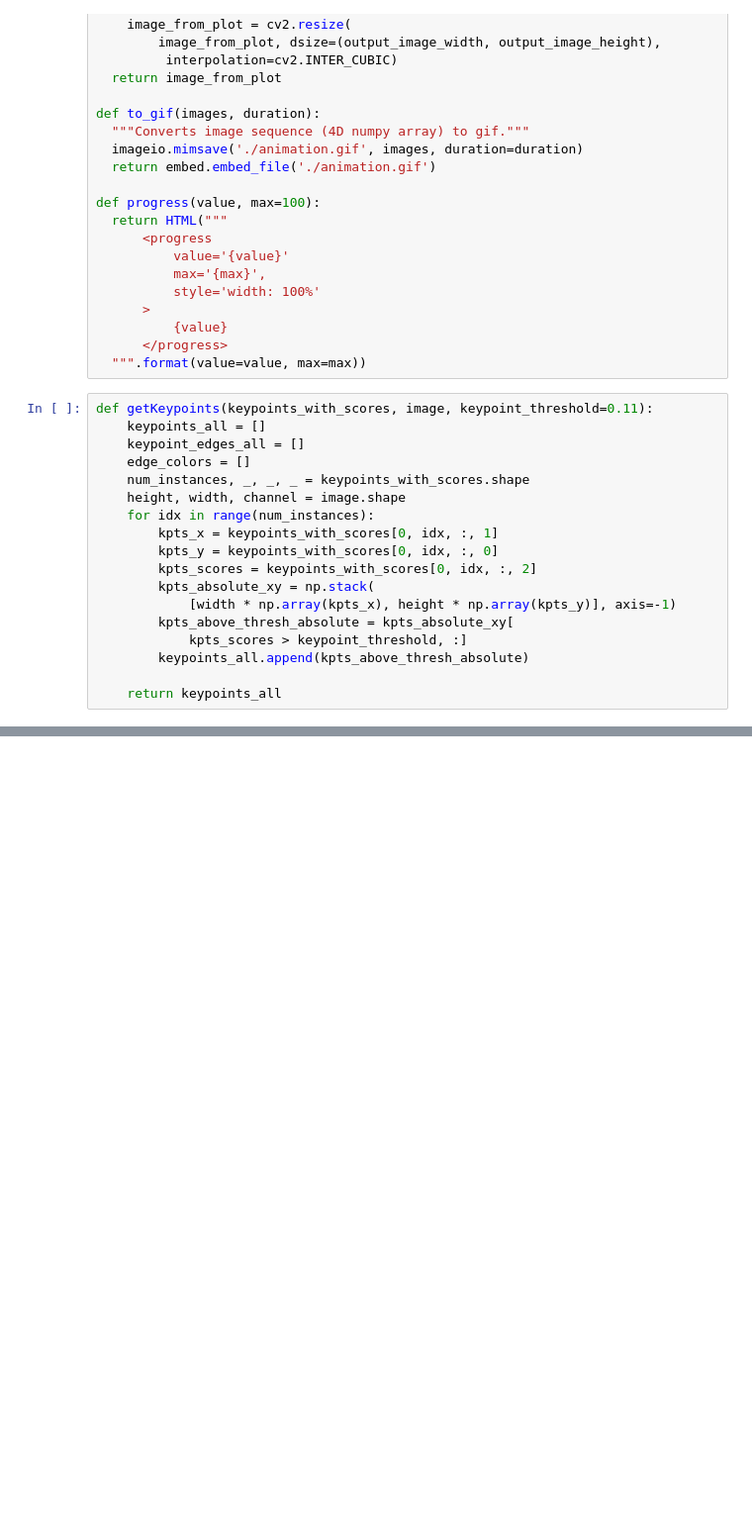
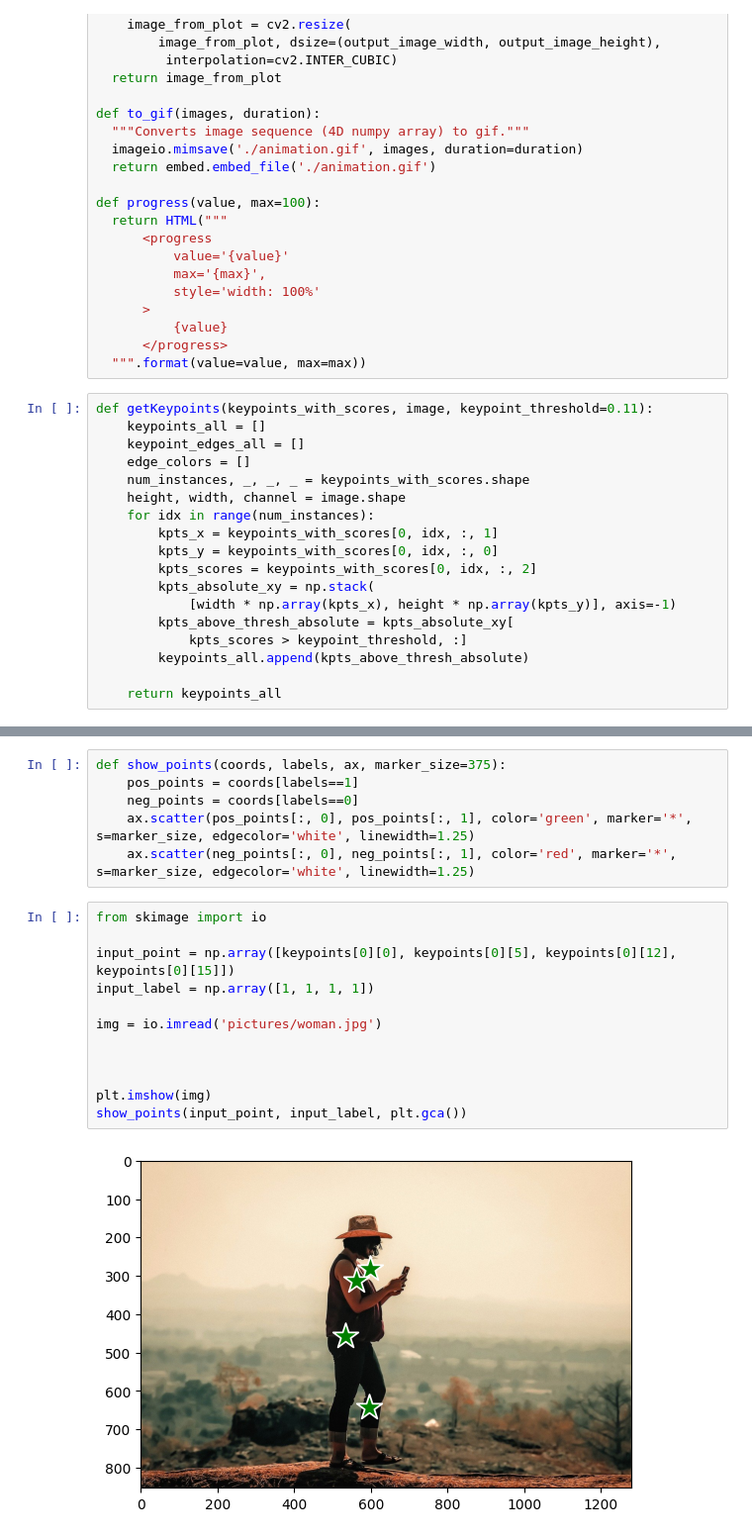
Before and after one commit to uol-mediaprocessing-2023-2024-classroom/project-line-art, a Jupyter notebook: dokumentary/ResearchPointsTensorflow.ipynb, the cells around one changed output, grey strips where cells are left out. Shown at 99% size. Cells and saved outputs as stored; diff of their text form; blank space fills up the shorter version.

```diff
--- a/dokumentary/ResearchPointsTensorflow.ipynb
+++ b/dokumentary/ResearchPointsTensorflow.ipynb
@@ -343,0 +349,20 @@ _ = plt.axis('off')
+# %%
+def show_points(coords, labels, ax, marker_size=375):
+    pos_points = coords[labels==1]
+    neg_points = coords[labels==0]
+    ax.scatter(pos_points[:, 0], pos_points[:, 1], color='green', marker='*', s=marker_size, edgecolor='white', linewidth=1.25)
+    ax.scatter(neg_points[:, 0], neg_points[:, 1], color='red', marker='*', s=marker_size, edgecolor='white', linewidth=1.25)
+# %%
+from skimage import io
+
+input_point = np.array([keypoints[0][0], keypoints[0][5], keypoints[0][12], keypoints[0][15]])
+input_label = np.array([1, 1, 1, 1])
+
+img = io.imread('pictures/woman.jpg')
+
+
+
+plt.imshow(img)
+show_points(input_point, input_label, plt.gca())
+# %% [output]
+[figure, added]
```
Also changed, not shown: parts of 2 cells of this notebook, 6 other files.
